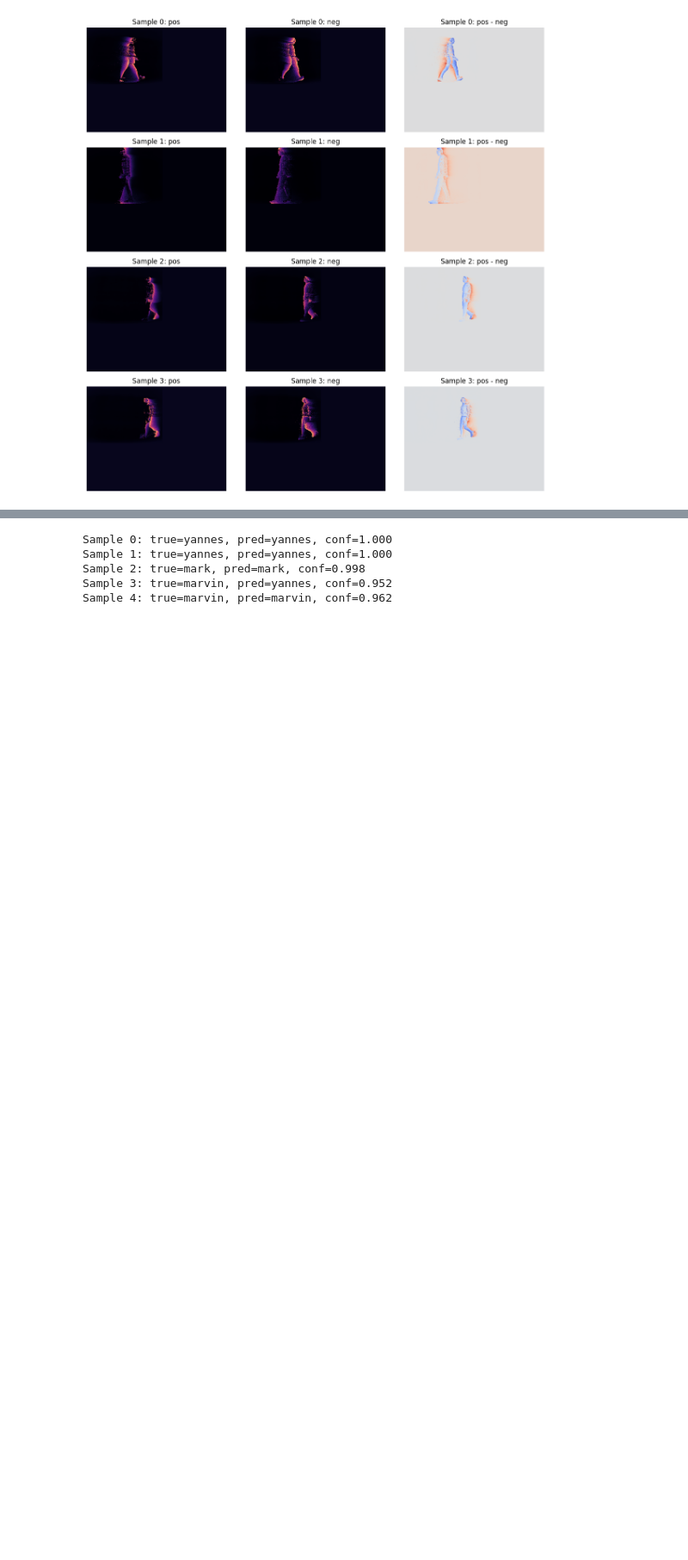
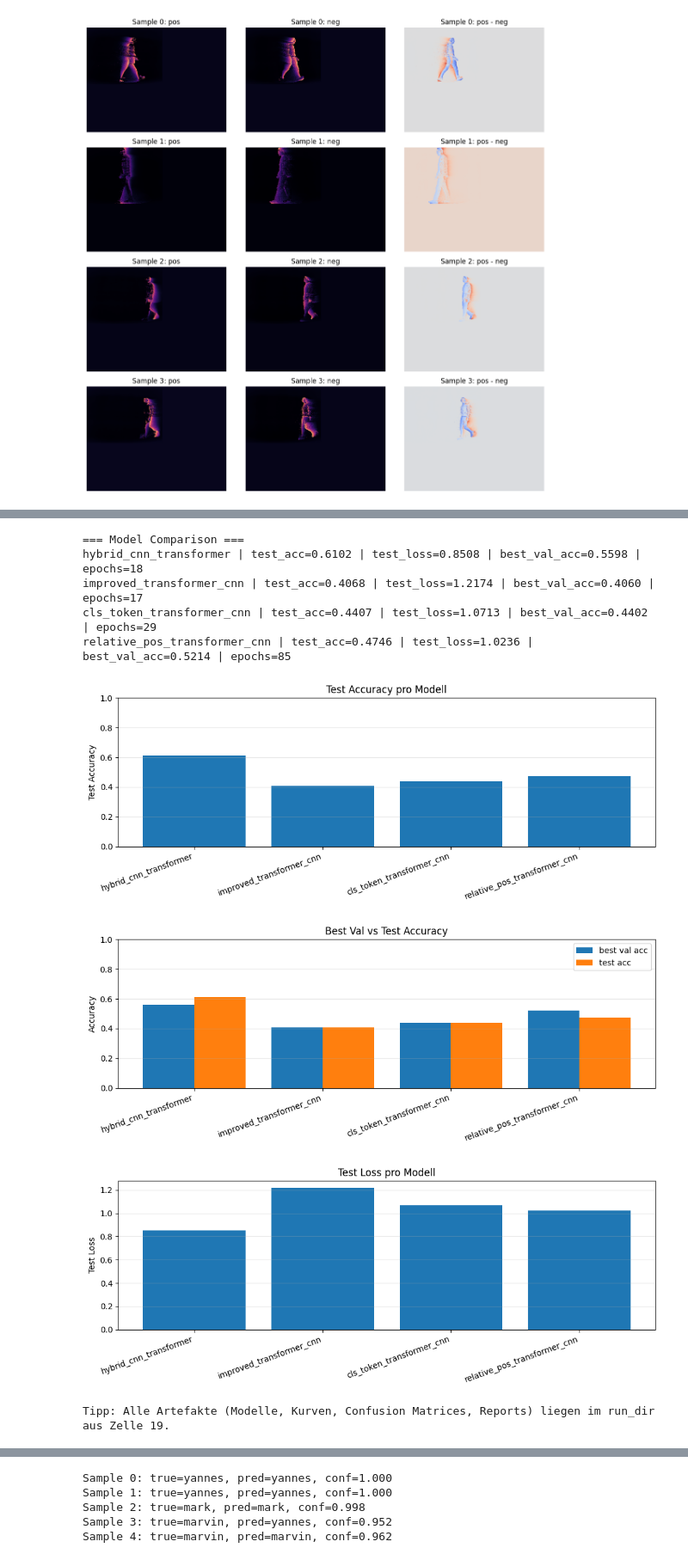
Before and after one commit to T2brozz/neuroAi, a Jupyter notebook: notebooks/traditionalNN/cnn.ipynb, the cells around one changed output, grey strips where cells are left out. Shown at 86% size. Cells and saved outputs as stored; diff of their text form; code cells hidden in the pictures; blank space fills up the shorter version.

Commit message:
other models

```diff
--- a/notebooks/traditionalNN/cnn.ipynb
+++ b/notebooks/traditionalNN/cnn.ipynb
@@ -253,12 +255,16 @@ x = layers.GlobalAveragePooling1D()(x)
 x = layers.Dropout(dropout)(x)
 out = layers.Dense(n_classes, activation='softmax')(x)
 
-model = keras.Model(inp, out)
+model = keras.Model(inp, out, name='basic_transformer_vit')
 
 model.compile(
     optimizer=keras.optimizers.Adam(1e-3),
     loss='categorical_crossentropy',
-    metrics=['accuracy'],
+    metrics=[
+        keras.metrics.CategoricalAccuracy(name='acc'),
+        keras.metrics.TopKCategoricalAccuracy(k=2, name='top2_acc'),
+        keras.metrics.TopKCategoricalAccuracy(k=3, name='top3_acc'),
+    ],
 )
 model.summary()
 # %% [output]
@@ -326,0 +1287,69 @@ plt.show()
+# %%
+# ============================================================================
+# VERGLEICH (alle Modelle) - Tabelle + Plots
+# ============================================================================
+
+import numpy as np
+import matplotlib.pyplot as plt
+
+if 'results' not in globals() or not results:
+    raise RuntimeError('Keine results gefunden. Führe zuerst Zelle 19 (Multi-Model Training) aus.')
+
+names = list(results.keys())
+test_acc = np.array([results[n]['test_accuracy'] for n in names], dtype=float)
+test_loss = np.array([results[n]['test_loss'] for n in names], dtype=float)
+best_val_acc = np.array([results[n]['best_val_accuracy'] for n in names], dtype=float)
+epochs_ran = np.array([results[n]['epochs_ran'] for n in names], dtype=int)
+
+print('=== Model Comparison ===')
+for n in names:
+    r = results[n]
+    print(f"{n:>14} | test_acc={r['test_accuracy']:.4f} | test_loss={r['test_loss']:.4f} | best_val_acc={r['best_val_accuracy']:.4f} | epochs={r['epochs_ran']}")
+
+# Bar: Test Accuracy
+plt.figure(figsize=(10, 4))
+plt.bar(names, test_acc)
+plt.ylim(0, 1.0)
+plt.ylabel('Test Accuracy')
+plt.title('Test Accuracy pro Modell')
+plt.grid(axis='y', alpha=0.3)
+plt.xticks(rotation=20, ha='right')
+plt.tight_layout()
+plt.show()
+
+# Bar: Best Val Accuracy vs Test Accuracy
+x = np.arange(len(names))
+w = 0.4
+plt.figure(figsize=(10, 4))
+plt.bar(x - w/2, best_val_acc, width=w, label='best val acc')
+plt.bar(x + w/2, test_acc, width=w, label='test acc')
+plt.ylim(0, 1.0)
+plt.xticks(x, names, rotation=20, ha='right')
+plt.ylabel('Accuracy')
+plt.title('Best Val vs Test Accuracy')
+plt.grid(axis='y', alpha=0.3)
+plt.legend()
+plt.tight_layout()
+plt.show()
+
+# Bar: Test Loss
+plt.figure(figsize=(10, 4))
+plt.bar(names, test_loss)
+plt.ylabel('Test Loss')
+plt.title('Test Loss pro Modell')
+plt.grid(axis='y', alpha=0.3)
+plt.xticks(rotation=20, ha='right')
+plt.tight_layout()
+plt.show()
+
+print('\nTipp: Alle Artefakte (Modelle, Kurven, Confusion Matrices, Reports) liegen im run_dir aus Zelle 19.')
+# %% [output]
+=== Model Comparison ===
+hybrid_cnn_transformer | test_acc=0.6102 | test_loss=0.8508 | best_val_acc=0.5598 | epochs=18
+improved_transformer_cnn | test_acc=0.4068 | test_loss=1.2174 | best_val_acc=0.4060 | epochs=17
+cls_token_transformer_cnn | test_acc=0.4407 | test_loss=1.0713 | best_val_acc=0.4402 | epochs=29
+relative_pos_transformer_cnn | test_acc=0.4746 | test_loss=1.0236 | best_val_acc=0.5214 | epochs=85
+[figure, added]
+[figure, added]
+[figure, added]
+Tipp: Alle Artefakte (Modelle, Kurven, Confusion Matrices, Reports) liegen im run_dir aus Zelle 19.
```
Also changed, not shown: parts of 24 cells of this notebook, 2 other files.
